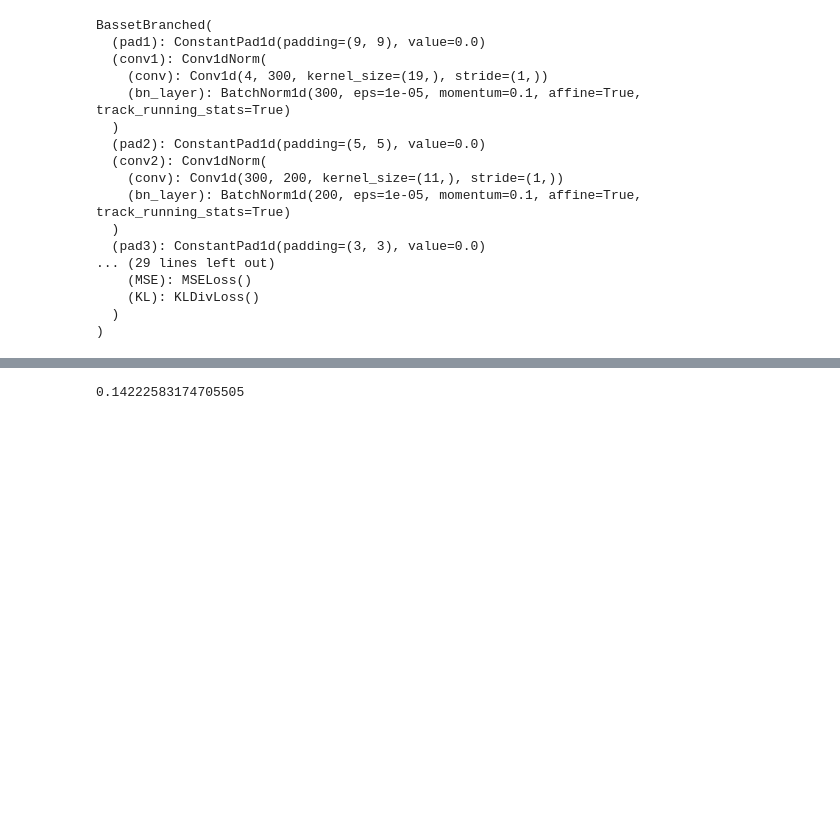
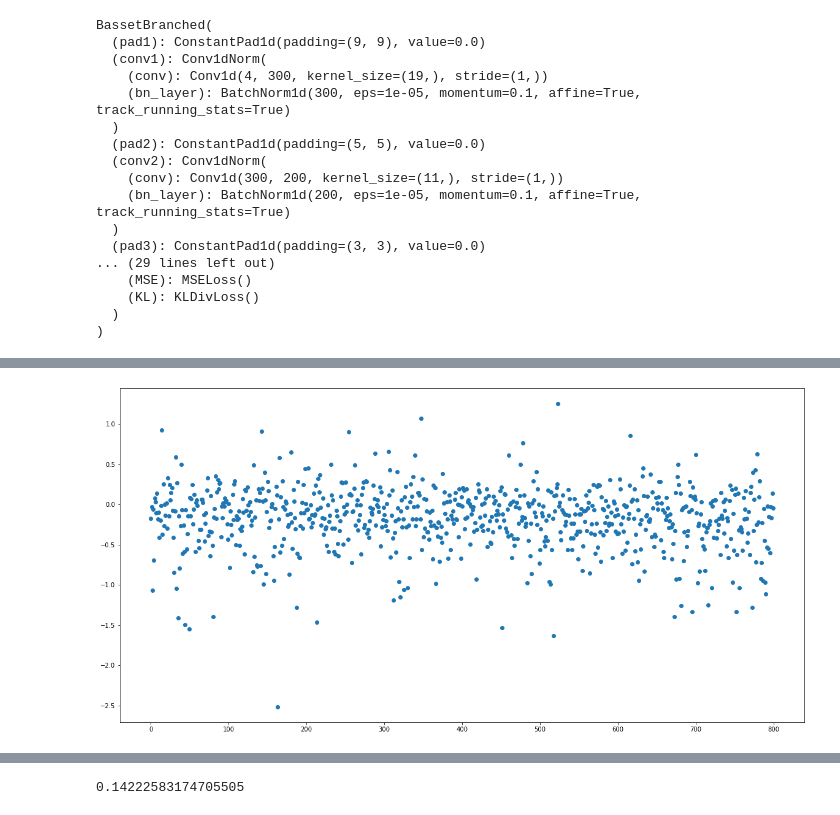
Before and after one commit to sjgosai/boda2, a Jupyter notebook: analysis/SG009__pyro/pyro_seq_sampling.ipynb, the cells around one changed output, grey strips where cells are left out. Drawn from its saved outputs; the diff is of its cells as text; code cells hidden in the pictures; blank space fills up the shorter version.

```diff
--- a/analysis/SG009__pyro/pyro_seq_sampling.ipynb
+++ b/analysis/SG009__pyro/pyro_seq_sampling.ipynb
@@ -344,10 +298,12 @@ plt.show()
 # %%
 plt.figure(figsize=(20,10))
 
 plt.scatter( np.arange(sample_energy.shape[1]), sample_energy.mean(0) )
 
-plt.ylim(bottom=0.)
+#plt.ylim(bottom=0.)
 plt.show()
+# %% [output]
+[figure, added]
 # %%
 plt.figure(figsize=(20,10))
 
```
Also changed, not shown: parts of 40 cells of this notebook, 3 other files.
